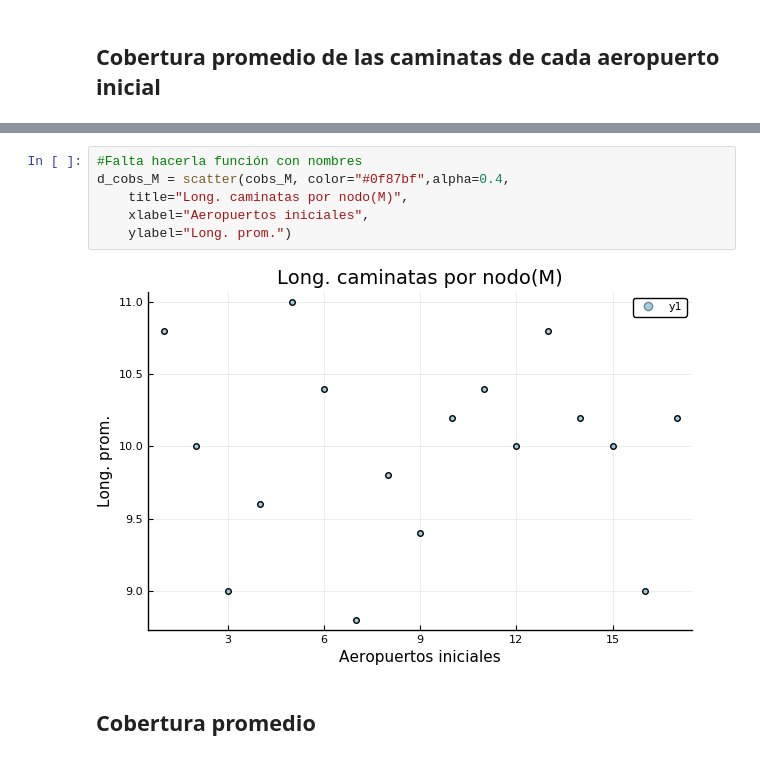
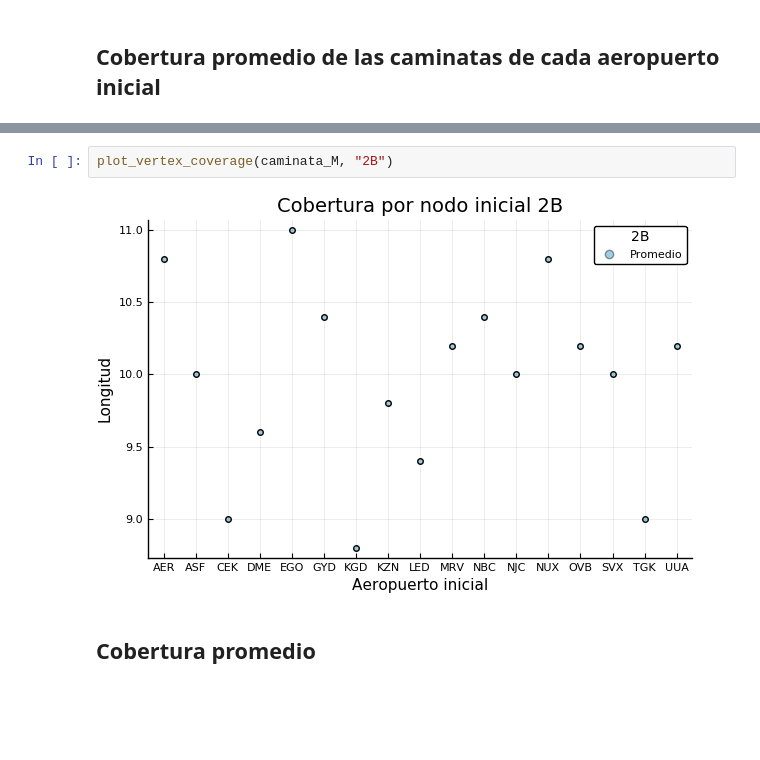
Before and after one commit to Yuriyama/Proyecto_aerolineas, a Jupyter notebook: Code/2B.ipynb, the cells around one changed output, grey strips where cells are left out. Drawn from its saved outputs; the diff is of its cells as text; blank space fills up the shorter version.

```diff
--- a/Code/2B.ipynb
+++ b/Code/2B.ipynb
@@ -1755,14 +1718,10 @@ cobs_M = @time vertex_coverage(caminata_M)
  10.0
   9.0
  10.2
-# %%
-#Falta hacerla función con nombres
-d_cobs_M = scatter(cobs_M, color="#0f87bf",alpha=0.4,
-    title="Long. caminatas por nodo(M)",
-    xlabel="Aeropuertos iniciales",
-    ylabel="Long. prom.")
-# %% [output]
-[figure, removed]
+# %%
+plot_vertex_coverage(caminata_M, "2B")
+# %% [output]
+[figure, added]
 # %% [markdown]
 ## Cobertura promedio
 # %%
```
Also changed, not shown: parts of 73 cells of this notebook.
